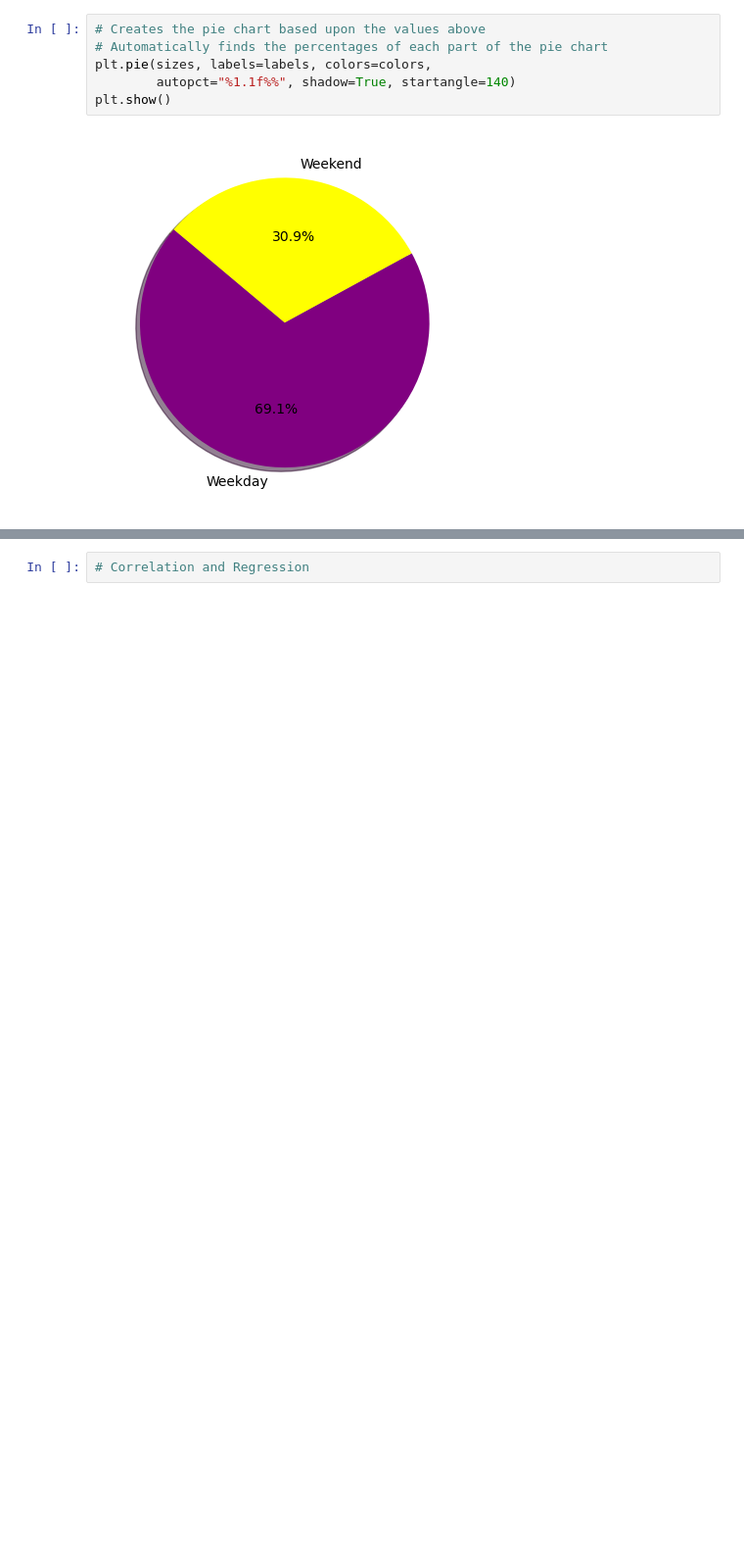
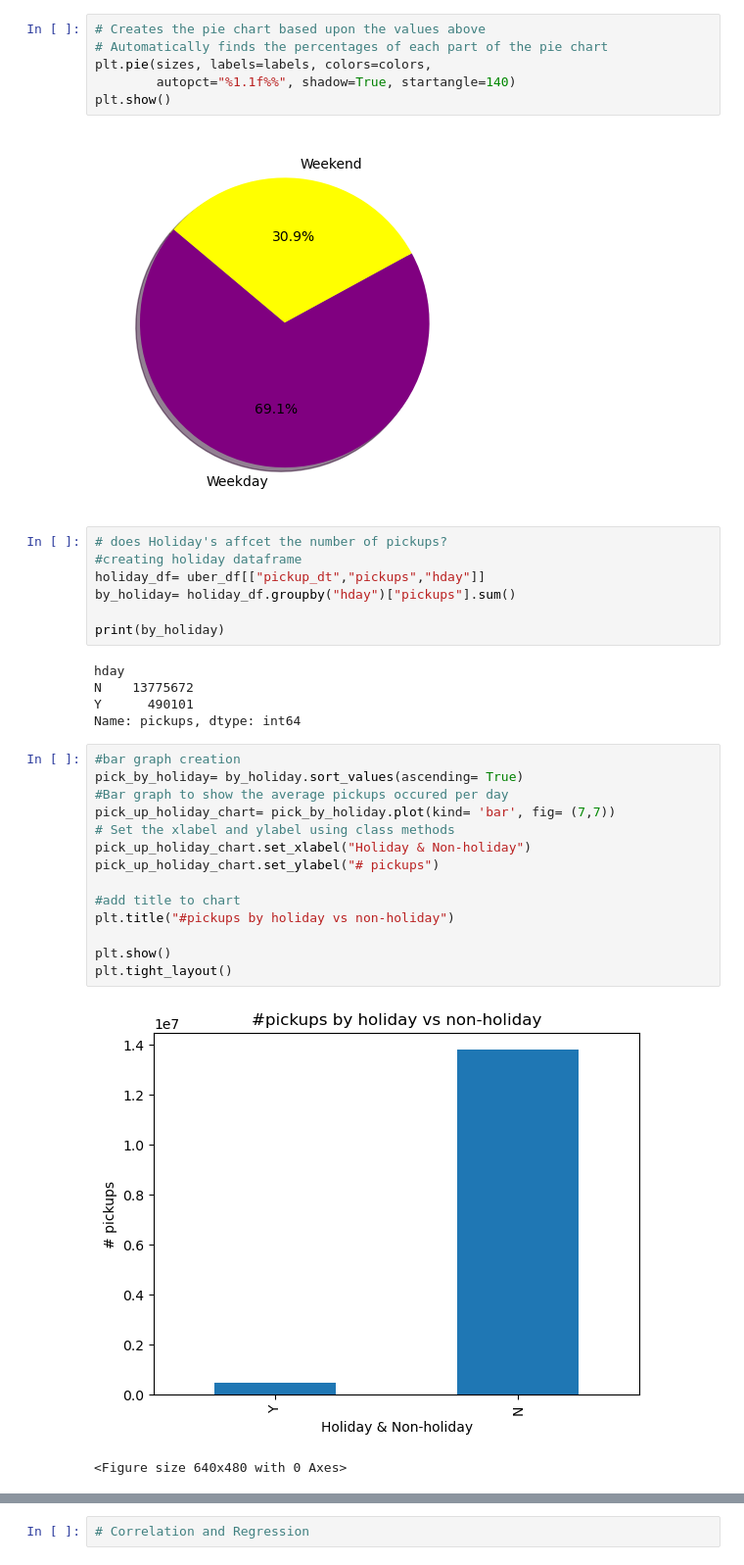
Before and after one commit to caleb-g23/Uber_Pickups_Project, a Jupyter notebook: fidel_question/holiday_question.ipynb, the cells around one changed output, grey strips where cells are left out. Shown: that part at 98% size. Saved outputs shown, nothing was run; the diff lists cells and outputs as text; blank space fills up the shorter version.

```diff
--- a/fidel_question/holiday_question.ipynb
+++ b/fidel_question/holiday_question.ipynb
@@ -202,3 +202,32 @@ plt.pie(sizes, labels=labels, colors=colors,
 plt.show()
 # %% [output]
 [figure]
+# %%
+# does Holiday's affcet the number of pickups?
+#creating holiday dataframe
+holiday_df= uber_df[["pickup_dt","pickups","hday"]]
+by_holiday= holiday_df.groupby("hday")["pickups"].sum()
+
+print(by_holiday)
+# %% [output]
+hday
+N    13775672
+Y      490101
+Name: pickups, dtype: int64
+# %%
+#bar graph creation
+pick_by_holiday= by_holiday.sort_values(ascending= True)
+#Bar graph to show the average pickups occured per day
+pick_up_holiday_chart= pick_by_holiday.plot(kind= 'bar', fig= (7,7))
+# Set the xlabel and ylabel using class methods
+pick_up_holiday_chart.set_xlabel("Holiday & Non-holiday")
+pick_up_holiday_chart.set_ylabel("# pickups")
+
+#add title to chart
+plt.title("#pickups by holiday vs non-holiday")
+
+plt.show()
+plt.tight_layout()
+# %% [output]
+[figure, added]
+<Figure size 640x480 with 0 Axes>
```
Also changed, not shown: parts of 2 cells of this notebook.
